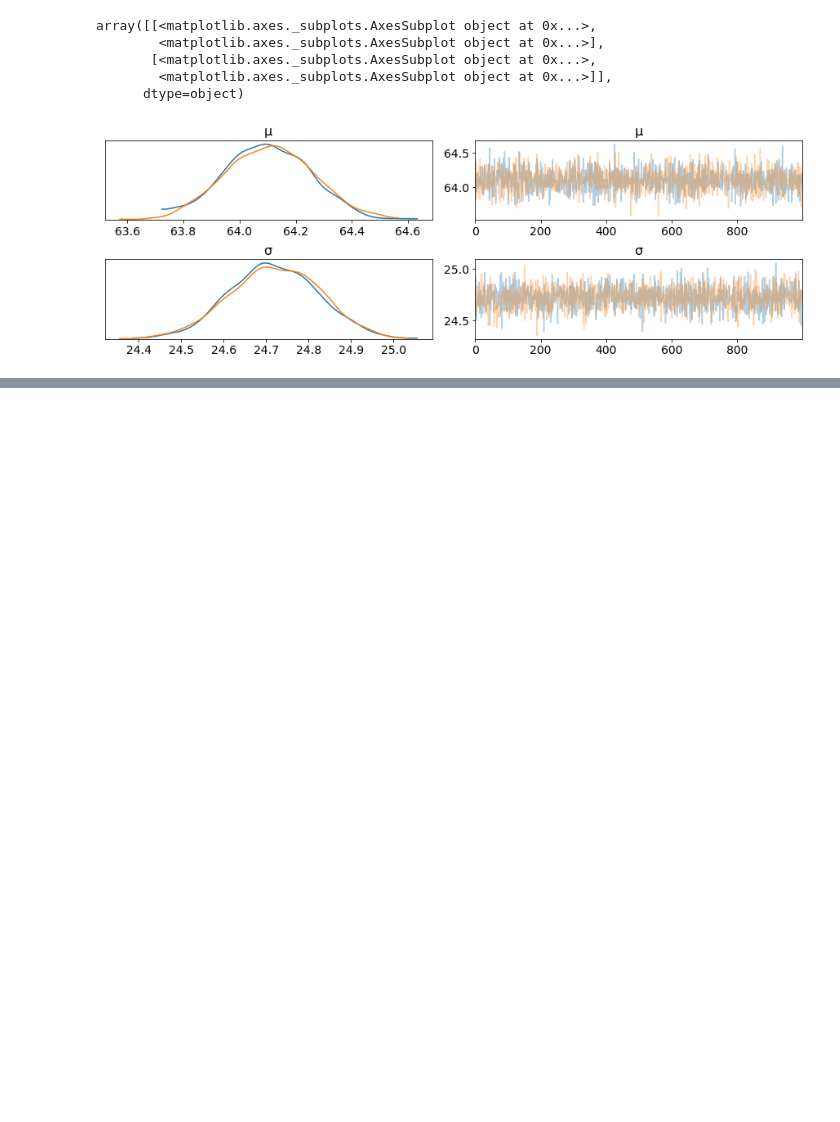
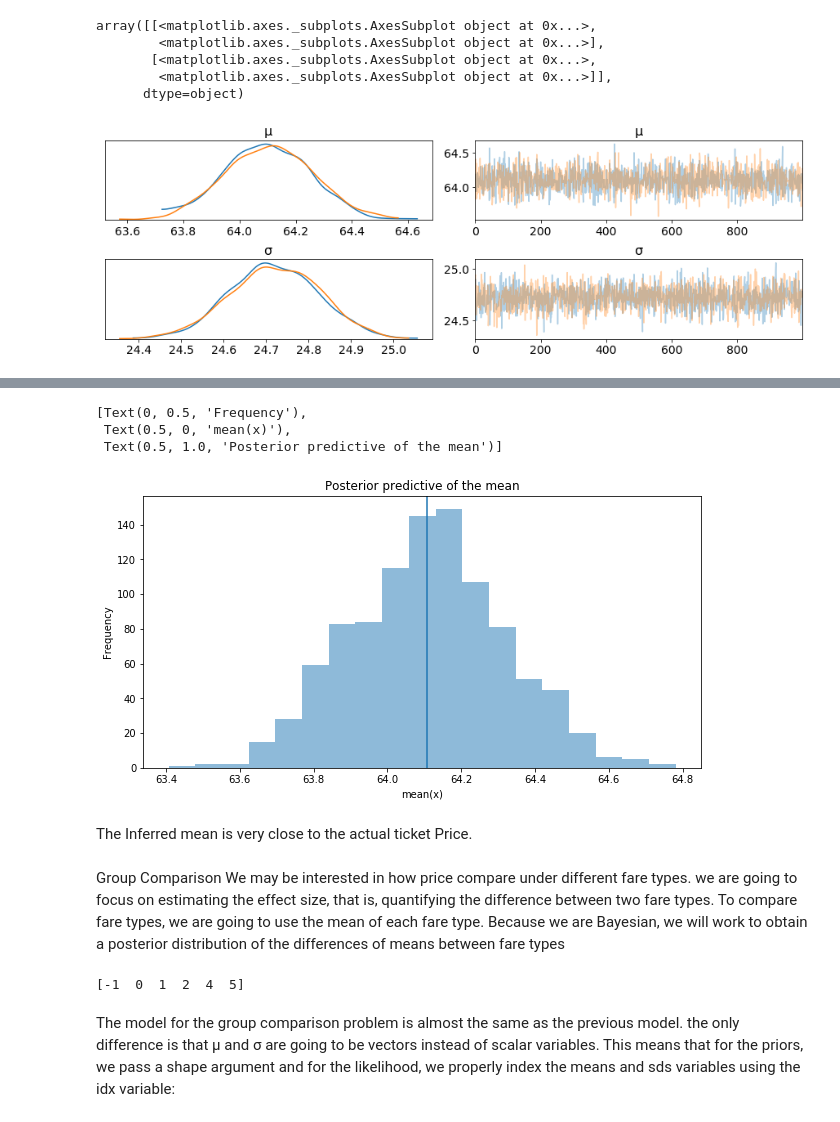
Before and after one commit to MandeepSinghthakur/BayesianStatistics, a Jupyter notebook: bayesian.ipynb, the cells around one changed output, grey strips where cells are left out. Saved outputs shown, nothing was run; the diff lists cells and outputs as text; code cells hidden in the pictures; blank space fills up the shorter version.

Commit message:
pricing comparison by group

```diff
--- a/bayesian.ipynb
+++ b/bayesian.ipynb
@@ -102,0 +145,20 @@ array([[<matplotlib.axes._subplots.AxesSubplot object at 0x...>,
+# %%
+_, ax = plt.subplots(figsize=(10, 5))
+ax.hist([y.mean() for y in ppc['y']], bins = 19, alpha=0.5)
+ax.axvline(data.price.mean())
+ax.set(title = 'Posterior predictive of the mean', xlabel = 'mean(x)', ylabel='Frequency')
+# %% [output]
+[Text(0, 0.5, 'Frequency'),
+ Text(0.5, 0, 'mean(x)'),
+ Text(0.5, 1.0, 'Posterior predictive of the mean')]
+[figure, added]
+# %% [markdown]
+The Inferred mean is very close to the actual ticket Price.
+# %% [markdown]
+Group Comparison
+We may be interested in how price compare under different fare types.
+we are going to focus on estimating the effect size, that is,
+quantifying the difference between two fare types.
+To compare fare types, we are going to use the mean of each fare type.
+Because we are Bayesian, we will work to obtain a posterior distribution of the differences of means
+between fare types
@@ -102,0 +169,6 @@ array([[<matplotlib.axes._subplots.AxesSubplot object at 0x...>,
+# %%
+print(np.unique(idx))
+# %% [output]
+[-1  0  1  2  4  5]
+# %% [markdown]
+The model for the group comparison problem is almost the same as the previous model. the only difference is that μ and σ are going to be vectors instead of scalar variables. This means that for the priors, we pass a shape argument and for the likelihood, we properly index the means and sds variables using the idx variable:
```
Also changed, not shown: parts of 13 cells of this notebook.
